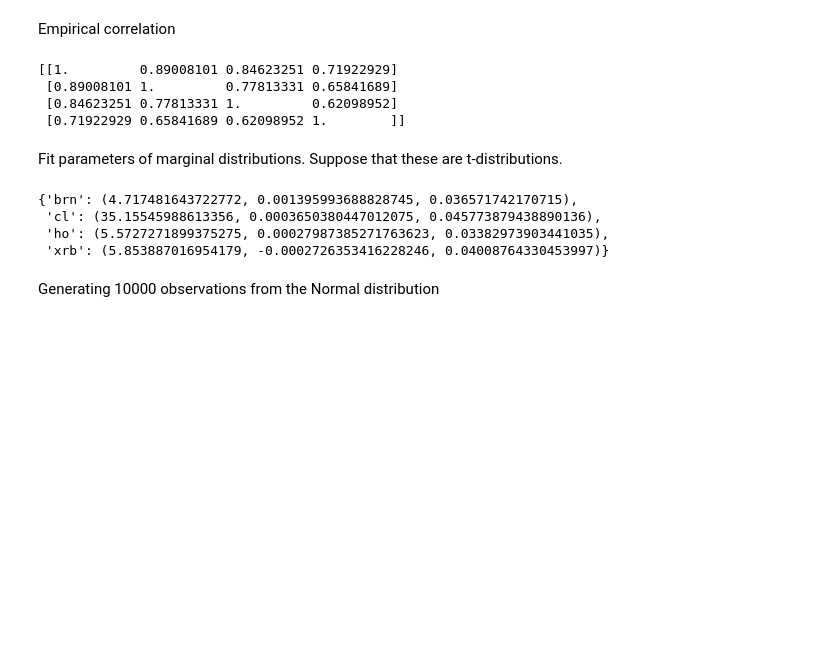
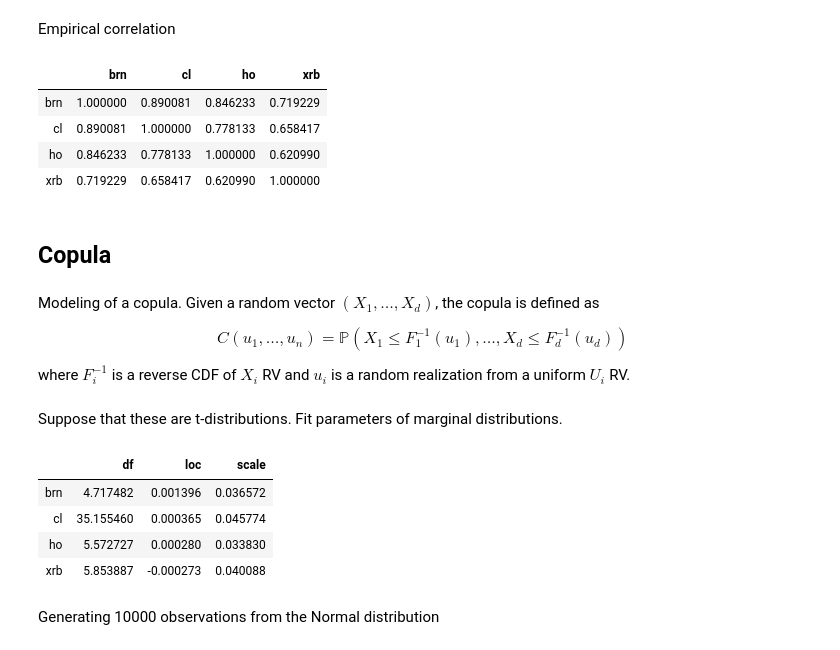
Before and after one commit to vpozdnyakov/gen_models_in_trading, a Jupyter notebook: generation_1/copula_estimator.ipynb, the cells around one changed output. Cells and saved outputs as stored; diff of their text form; code cells hidden in the pictures; blank space fills up the shorter version.

```diff
--- a/generation_1/copula_estimator.ipynb
+++ b/generation_1/copula_estimator.ipynb
@@ -23,26 +23,36 @@ plt.show()
 [figure]
 # %% [markdown]
 Empirical correlation
-# %%
-print(np.corrcoef(prices.T))
-# %% [output]
-[[1.         0.89008101 0.84623251 0.71922929]
- [0.89008101 1.         0.77813331 0.65841689]
- [0.84623251 0.77813331 1.         0.62098952]
- [0.71922929 0.65841689 0.62098952 1.        ]]
+# %%
+prices.corr()
+# %% [output]
+|  | brn | cl | ho | xrb |
+| brn | 1.000000 | 0.890081 | 0.846233 | 0.719229 |
+| cl | 0.890081 | 1.000000 | 0.778133 | 0.658417 |
+| ho | 0.846233 | 0.778133 | 1.000000 | 0.620990 |
+| xrb | 0.719229 | 0.658417 | 0.620990 | 1.000000 |
+# %% [markdown]
+## Copula
+# %% [markdown]
+Modeling of a copula. Given a random vector $(X_1, \dots, X_d)$, the copula is defined as
+
+$$C(u_1, \dots, u_n) = \mathbb P(X_1 \leq F^{-1}_1(u_1), \dots, X_d \leq F^{-1}_d(u_d))$$
+
+where $F^{-1}_i$ is a reverse CDF of $X_i$ RV and $u_i$ is a random realization from a uniform $U_i$ RV.
 # %% [markdown]
-Fit parameters of marginal distributions. Suppose that these are t-distributions.
+Suppose that these are t-distributions. Fit parameters of marginal distributions.
 # %%
 param = {'brn': stats.t.fit(prices.brn),
          'cl': stats.t.fit(prices.cl),
          'ho': stats.t.fit(prices.ho),
          'xrb': stats.t.fit(prices.xrb)}
-param
+pd.DataFrame(param, index=['df', 'loc', 'scale']).T
 # %% [output]
-{'brn': (4.717481643722772, 0.001395993688828745, 0.036571742170715),
- 'cl': (35.15545988613356, 0.0003650380447012075, 0.045773879438890136),
- 'ho': (5.5727271899375275, 0.00027987385271763623, 0.03382973903441035),
- 'xrb': (5.853887016954179, -0.0002726353416228246, 0.04008764330453997)}
+|  | df | loc | scale |
+| brn | 4.717482 | 0.001396 | 0.036572 |
+| cl | 35.155460 | 0.000365 | 0.045774 |
+| ho | 5.572727 | 0.000280 | 0.033830 |
+| xrb | 5.853887 | -0.000273 | 0.040088 |
 # %% [markdown]
 Generating 10000 observations from the Normal distribution
 # %%
```
Also changed, not shown: parts of 11 cells of this notebook.
